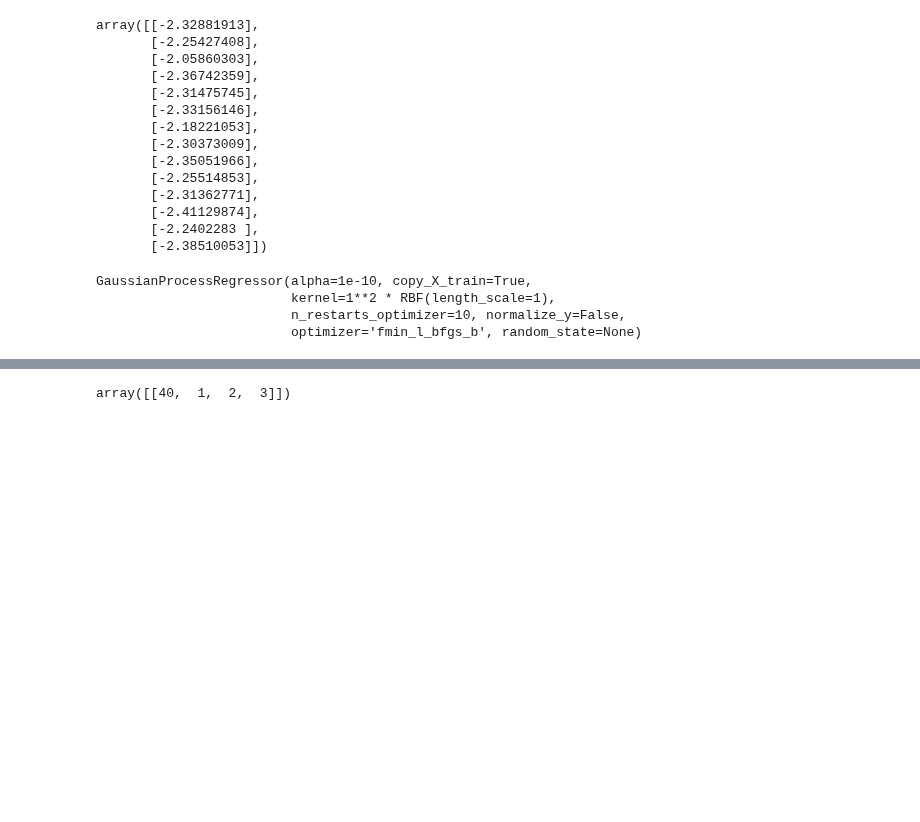
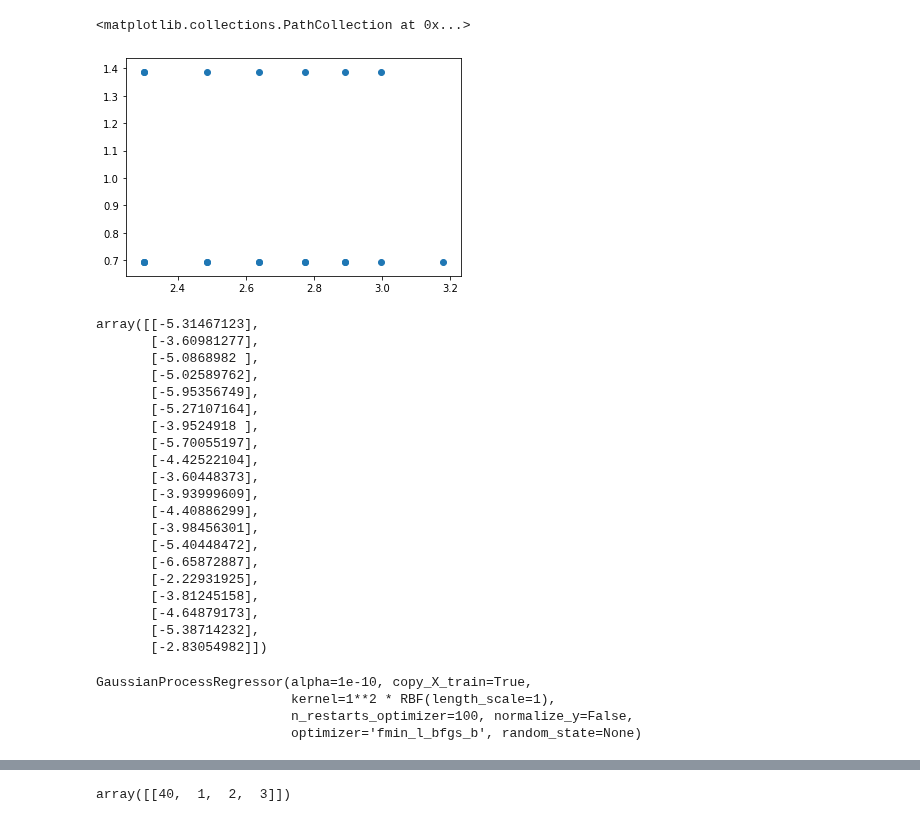
Before and after one commit to VMBoehm/PAE, a Jupyter notebook: notebooks/param_space_sampling.ipynb, the cells around one changed output, grey strips where cells are left out. Saved outputs shown, nothing was run; the diff lists cells and outputs as text; code cells hidden in the pictures; blank space fills up the shorter version.

```diff
--- a/notebooks/param_space_sampling.ipynb
+++ b/notebooks/param_space_sampling.ipynb
@@ -76,4 +70,4 @@ plt.ylim(0.09,0.15)
 # %%
 regressor = df_sample[0:14]
 # %%
-regressor
+regressor = df_sample
@@ -96,5 +81,5 @@ regressor
 # %%
-x = regressor[['lsize ', 'lrate ', 'bsize ', 'drate ', 'deg']]#, 'final_err','min_err', 'final_deriv', 'avg_deriv']]
+x = regressor[['nvp_depth', 'num_nsf', 'num_nvp']]#, 'final_err','min_err', 'final_deriv', 'avg_deriv']]
 # %%
 x = x.to_numpy()
 # %%
@@ -141,3 +135,8 @@ array([[  3.09104245,  -5.82527237,   4.27666612,  -1.12658593,
+# %%
+plt.scatter(x[:,0],x[:,1])#,c=y)
+# %% [output]
+<matplotlib.collections.PathCollection at 0x...>
+[figure, added]
 # %%
 y = #, 'final_err','min_err', 'final_deriv', 'avg_deriv']]
 # %%
@@ -145,35 +144,41 @@ y = regressor[['final_err']].to_numpy()+1e5*regressor[['avg_deriv']].to_numpy()
 # %%
-y = np.log(y)
+#y = np.log(y)
 y
 # %% [output]
-array([[-2.32881913],
-       [-2.25427408],
-       [-2.05860303],
-       [-2.36742359],
-       [-2.31475745],
-       [-2.33156146],
-       [-2.18221053],
-       [-2.30373009],
-       [-2.35051966],
-       [-2.25514853],
-       [-2.31362771],
-       [-2.41129874],
-       [-2.2402283 ],
-       [-2.38510053]])
+array([[-5.31467123],
+       [-3.60981277],
+       [-5.0868982 ],
+       [-5.02589762],
+       [-5.95356749],
+       [-5.27107164],
+       [-3.9524918 ],
+       [-5.70055197],
+       [-4.42522104],
+       [-3.60448373],
+       [-3.93999609],
+       [-4.40886299],
+       [-3.98456301],
+       [-5.40448472],
+       [-6.65872887],
+       [-2.22931925],
+       [-3.81245158],
+       [-4.64879173],
+       [-5.38714232],
+       [-2.83054982]])
 # %%
 
 from sklearn.gaussian_process import GaussianProcessRegressor
 from sklearn.gaussian_process.kernels import RBF, ConstantKernel as C
 
 
-kernel = C(1.0, (1e-4, 1e4)) * RBF(1, (1e-4, 1e4))
+kernel = C(1.0, (1e-3, 1e3)) * RBF(1, (1e-3, 1e3))
 #Instanciate a Gaussian Process model
-gp     = GaussianProcessRegressor(kernel=kernel, n_restarts_optimizer=10)
+gp     = GaussianProcessRegressor(kernel=kernel, n_restarts_optimizer=100)
 print(gp)
 # %% [output]
 GaussianProcessRegressor(alpha=1e-10, copy_X_train=True,
                          kernel=1**2 * RBF(length_scale=1),
-                         n_restarts_optimizer=10, normalize_y=False,
+                         n_restarts_optimizer=100, normalize_y=False,
                          optimizer='fmin_l_bfgs_b', random_state=None)
 # %%
 # fit on averages of full rescaled set
```
Also changed, not shown: parts of 29 cells of this notebook, 4 other files.
